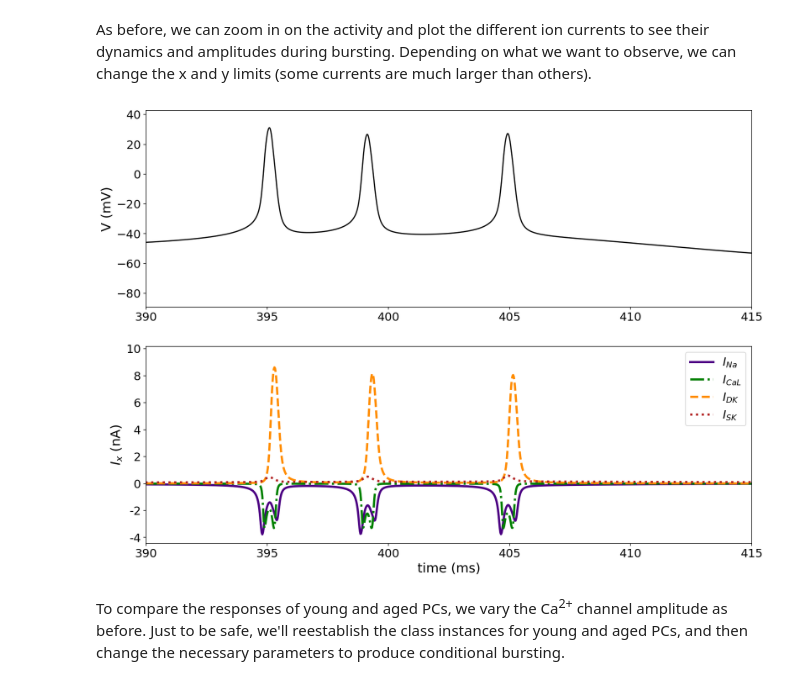
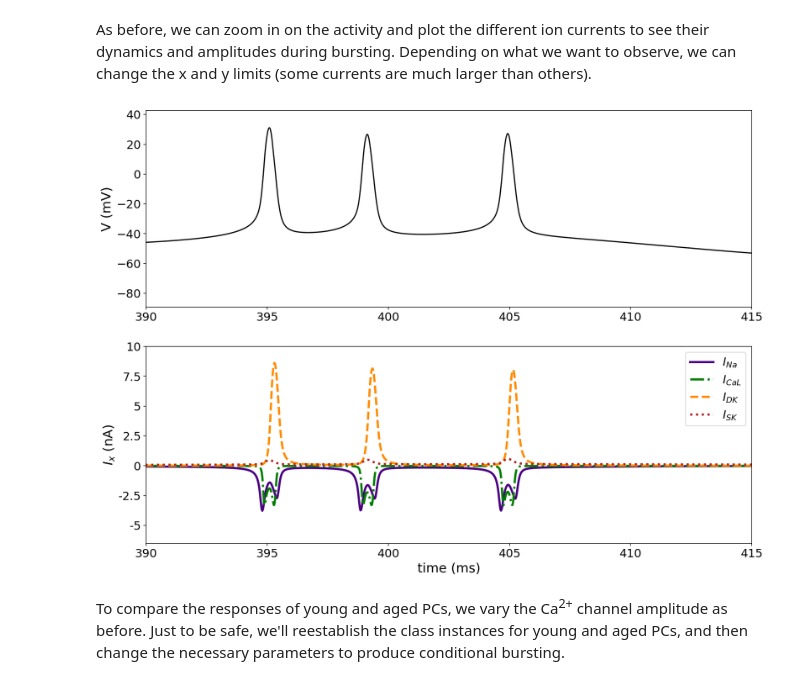
Before and after one commit to emckiernan/agingCA1, a Jupyter notebook: code/CA1_PC_model.ipynb, the cells around one changed output. Drawn from its saved outputs; the diff is of its cells as text; code cells hidden in the pictures.

```diff
--- a/code/CA1_PC_model.ipynb
+++ b/code/CA1_PC_model.ipynb
@@ -812,30 +812,30 @@ As before, we can zoom in on the activity and plot the different ion currents to
 # %%
 # plot just a few spikes from above simulation and currents
 ax1=list()
 fig1=pl.figure(figsize=(15,11))
 pl.ioff()
 rows=2; cols=1
 for s in nu.arange(rows*cols):
     ax1.append(fig1.add_subplot(rows,cols,s+1))
 
 ax1[0].plot(nrn.timeSamples, v,'k')
 ax1[0].set_ylabel('V (mV)')
 ax1[0].set_xlim(390,415)
 
 ticks_y=ticker.FuncFormatter(lambda x, pos: '{0:g}'.format(x/1000))
 ax1[1].yaxis.set_major_formatter(ticks_y)
 ax1[1].plot(nrn.timeSamples, nrn.jNaT, linestyle='solid', linewidth=3.0, color='indigo', label=r'$I_{Na}$')
 ax1[1].plot(nrn.timeSamples, nrn.jCaL, linestyle='dashdot', linewidth=3.0, color='green', label=r'$I_{CaL}$')
 ax1[1].plot(nrn.timeSamples, nrn.jDK, linestyle='dashed', linewidth=3.0, color='darkorange', label=r'$I_{DK}$')
 ax1[1].plot(nrn.timeSamples, nrn.jSK, linestyle='dotted', linewidth=3.0, color='firebrick', label=r'$I_{SK}$')
 #ax1[1].plot(nrn.timeSamples, nrn.jNaK, label=r'$I_{NaK}$')
 ax1[1].set_xlabel('time (ms)')
 ax1[1].set_ylabel('$I_{x}$ (nA)')
 ax1[1].set_xlim(390,415)
-#ax1[1].set_ylim(0,900)
+ax1[1].set_ylim(-6500,10000)
 ax1[1].legend(loc="upper right");
 # %% [output]
-[figure, old version]
+[figure, new version]
 # %% [markdown]
 To compare the responses of young and aged PCs, we vary the Ca<sup>2+</sup> channel amplitude as before. Just to be safe, we'll reestablish the class instances for young and aged PCs, and then change the necessary parameters to produce conditional bursting.
 # %%
```
Also changed, not shown: parts of 4 cells of this notebook, 2 other files.
